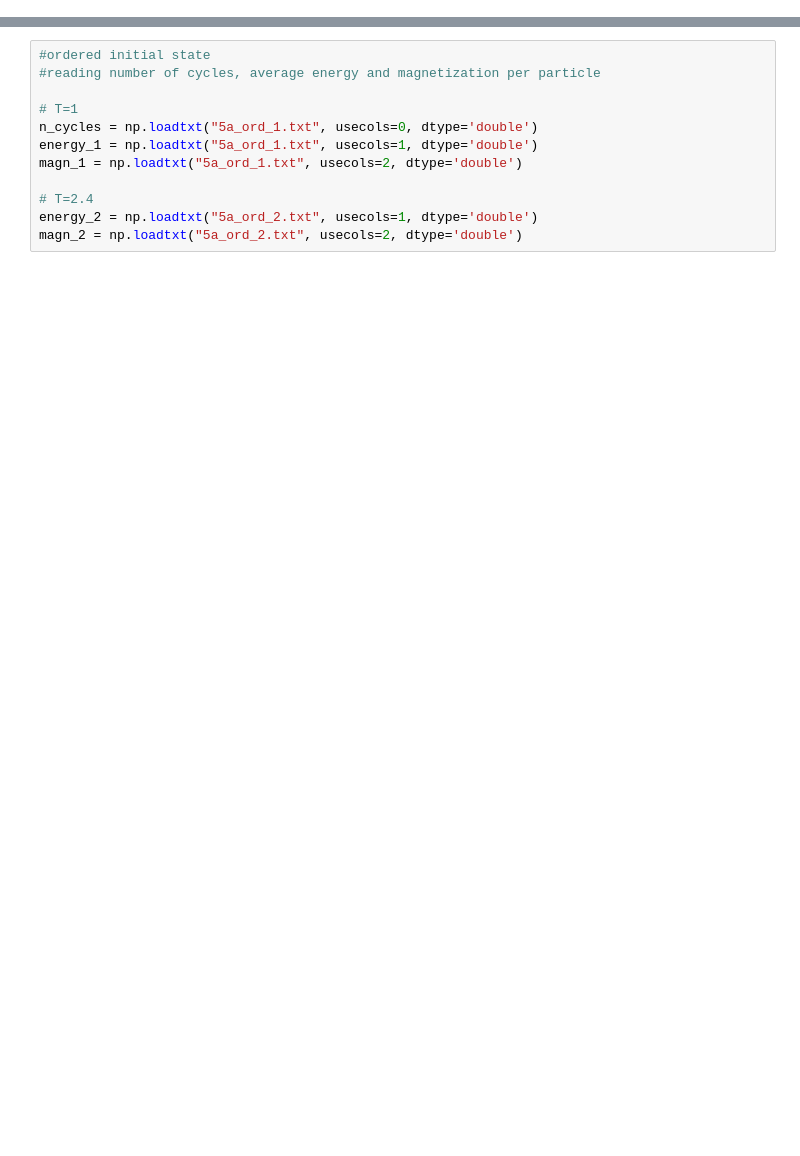
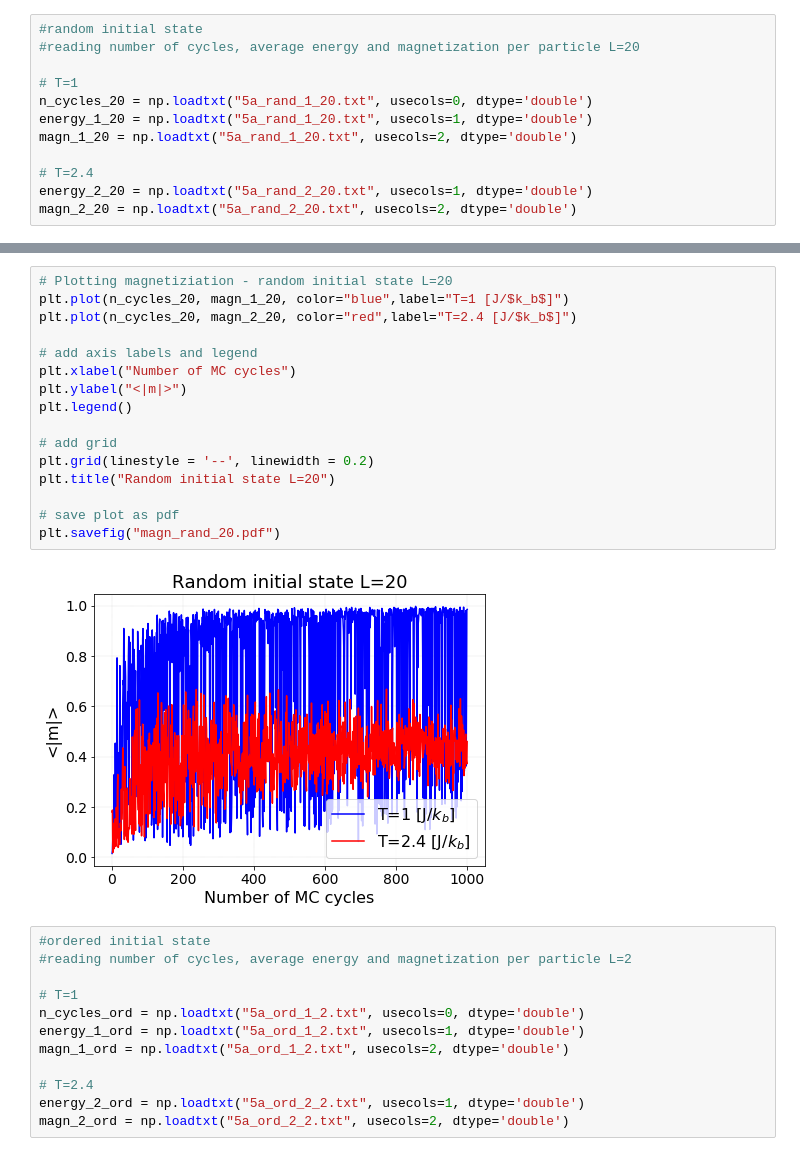
Before and after one commit to FrancescaFerrero/FYS3150, a Jupyter notebook: Project 4/prob_5_plot.ipynb, the cells around one changed output, grey strips where cells are left out. Drawn from its saved outputs; the diff is of its cells as text; blank space fills up the shorter version.

```diff
--- a/Project 4/prob_5_plot.ipynb
+++ b/Project 4/prob_5_plot.ipynb
@@ -29 +33,13 @@ magn_2 = np.loadtxt("5a_rand_2.txt", usecols=2, dtype='double')
+# %%
+#random initial state
+#reading number of cycles, average energy and magnetization per particle L=20
+
+# T=1
+n_cycles_20 = np.loadtxt("5a_rand_1_20.txt", usecols=0, dtype='double')
+energy_1_20 = np.loadtxt("5a_rand_1_20.txt", usecols=1, dtype='double')
+magn_1_20 = np.loadtxt("5a_rand_1_20.txt", usecols=2, dtype='double')
+
+# T=2.4
+energy_2_20 = np.loadtxt("5a_rand_2_20.txt", usecols=1, dtype='double')
+magn_2_20 = np.loadtxt("5a_rand_2_20.txt", usecols=2, dtype='double')
 # %%
@@ -65,12 +99,30 @@ plt.savefig("magn_random.pdf")
+# %%
+# Plotting magnetiziation - random initial state L=20
+plt.plot(n_cycles_20, magn_1_20, color="blue",label="T=1 [J/$k_b$]")
+plt.plot(n_cycles_20, magn_2_20, color="red",label="T=2.4 [J/$k_b$]")
+
+# add axis labels and legend
+plt.xlabel("Number of MC cycles")
+plt.ylabel("<|m|>")
+plt.legend()
+
+# add grid
+plt.grid(linestyle = '--', linewidth = 0.2)
+plt.title("Random initial state L=20")
+
+# save plot as pdf
+plt.savefig("magn_rand_20.pdf")
+# %% [output]
+[figure, added]
 # %%
 #ordered initial state
-#reading number of cycles, average energy and magnetization per particle
+#reading number of cycles, average energy and magnetization per particle L=2
 
 # T=1
-n_cycles = np.loadtxt("5a_ord_1.txt", usecols=0, dtype='double')
-energy_1 = np.loadtxt("5a_ord_1.txt", usecols=1, dtype='double')
-magn_1 = np.loadtxt("5a_ord_1.txt", usecols=2, dtype='double')
+n_cycles_ord = np.loadtxt("5a_ord_1_2.txt", usecols=0, dtype='double')
+energy_1_ord = np.loadtxt("5a_ord_1_2.txt", usecols=1, dtype='double')
+magn_1_ord = np.loadtxt("5a_ord_1_2.txt", usecols=2, dtype='double')
 
 # T=2.4
-energy_2 = np.loadtxt("5a_ord_2.txt", usecols=1, dtype='double')
-magn_2 = np.loadtxt("5a_ord_2.txt", usecols=2, dtype='double')
+energy_2_ord = np.loadtxt("5a_ord_2_2.txt", usecols=1, dtype='double')
+magn_2_ord = np.loadtxt("5a_ord_2_2.txt", usecols=2, dtype='double')
```
Also changed, not shown: parts of 12 cells of this notebook, 9 other files.
